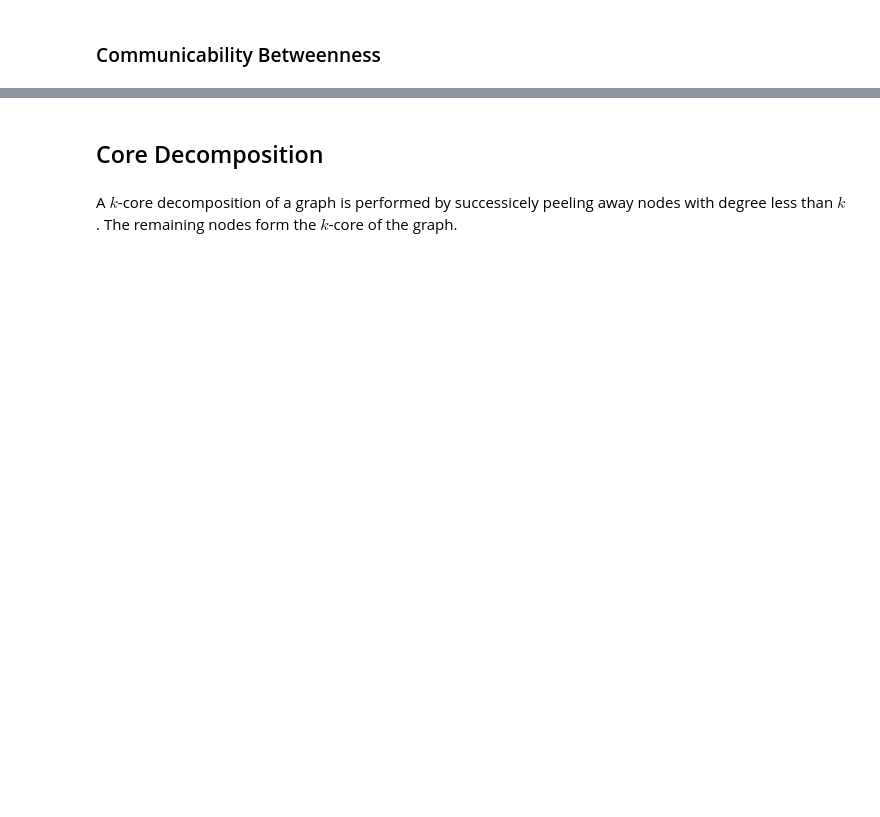
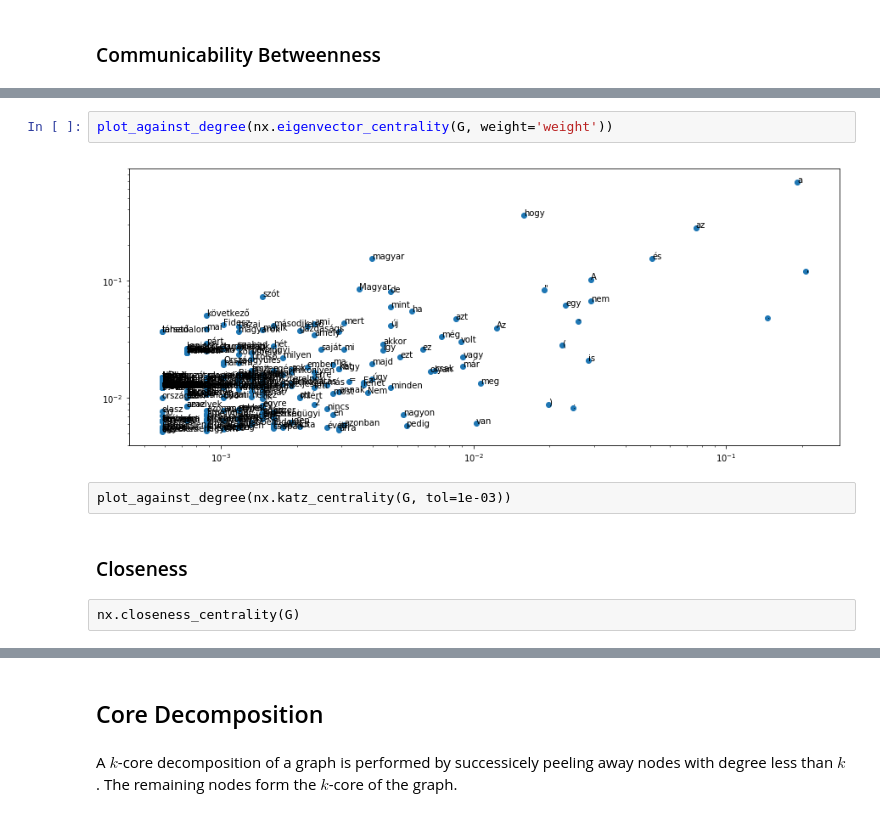
Before and after one commit to makrai/TextBetweenness, a Jupyter notebook: networkit_notebooks/NetworKit_UserGuide.ipynb, the cells around one changed output, grey strips where cells are left out. Cells and saved outputs as stored; diff of their text form; blank space fills up the shorter version.

```diff
--- a/networkit_notebooks/NetworKit_UserGuide.ipynb
+++ b/networkit_notebooks/NetworKit_UserGuide.ipynb
@@ -411,0 +383,10 @@ edge_current_flow_betweenness_centrality_subset(G, …) 	Compute current-flow be
+# %%
+plot_against_degree(nx.eigenvector_centrality(G, weight='weight'))
+# %% [output]
+[figure, added]
+# %% [raw]
+plot_against_degree(nx.katz_centrality(G, tol=1e-03))
+# %% [markdown]
+### Closeness
+# %% [raw]
+nx.closeness_centrality(G)
```
Also changed, not shown: parts of 94 cells of this notebook.
